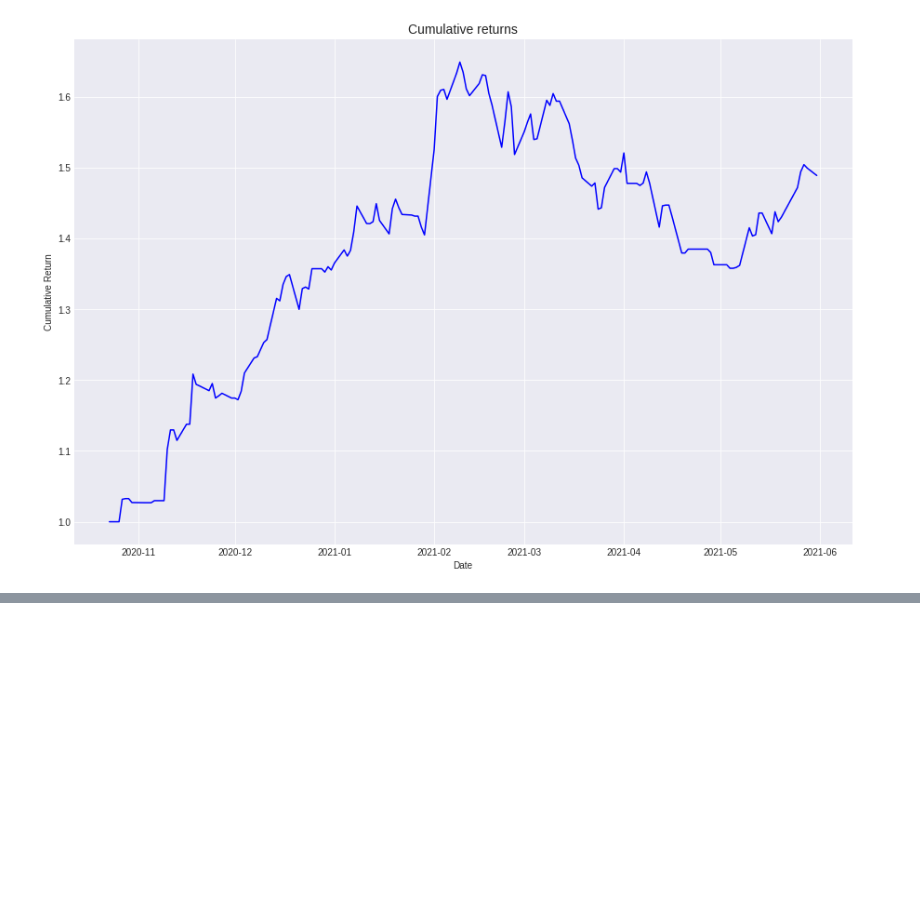
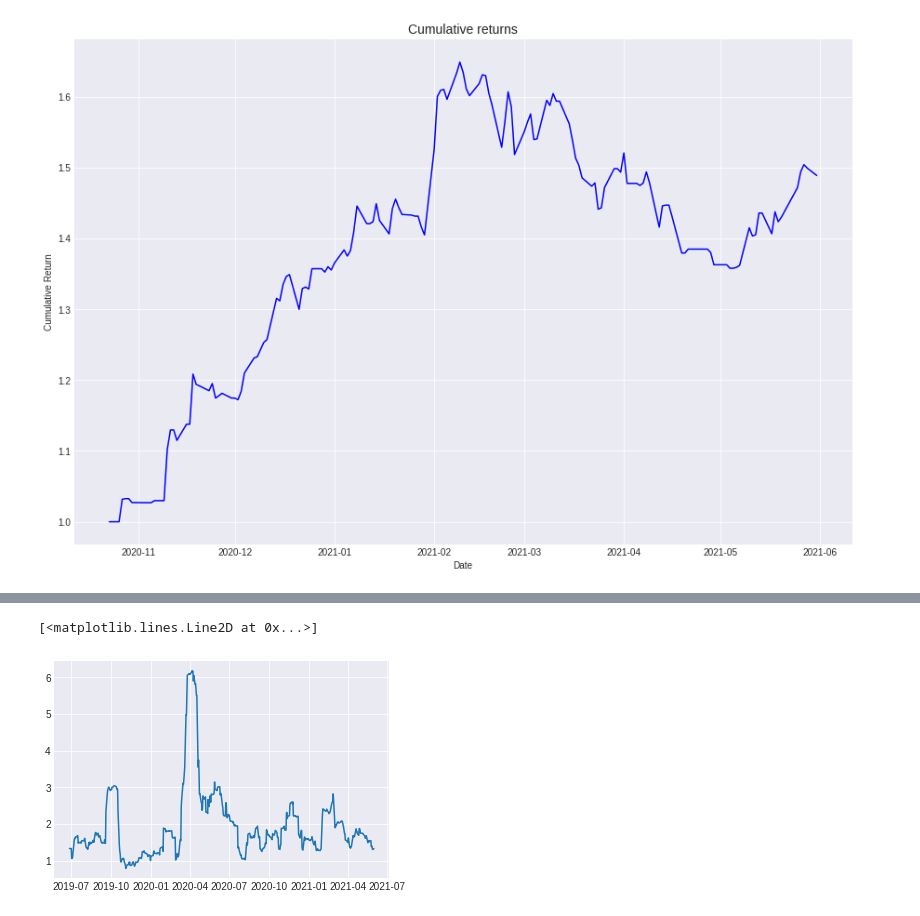
Before and after one commit to Tanulshn/Python-and-DS-work, a Jupyter notebook: ARIMA_TSA.ipynb, the cells around one changed output, grey strips where cells are left out. Saved outputs shown, nothing was run; the diff lists cells and outputs as text; code cells hidden in the pictures; blank space fills up the shorter version.

```diff
--- a/ARIMA_TSA.ipynb
+++ b/ARIMA_TSA.ipynb
@@ -422,0 +432,10 @@ The std dev is:  0.017876426949731374
+# %%
+# Daily Volatility
+
+# Compute the Log returns
+data['log_R'] = np.log(data['Price']/data['Price'].shift(1))
+
+# Compute volatility using the pandas rolling std dev function
+data['Daily_Volatility'] = data['log_R'].rolling(window=20).std()*100
+
+data.tail()
@@ -422,0 +450,5 @@ The std dev is:  0.017876426949731374
+# %%
+plt.plot(data['Daily_Volatility'])
+# %% [output]
+[<matplotlib.lines.Line2D at 0x...>]
+[figure, added]
```
Also changed, not shown: parts of 4 cells of this notebook.
